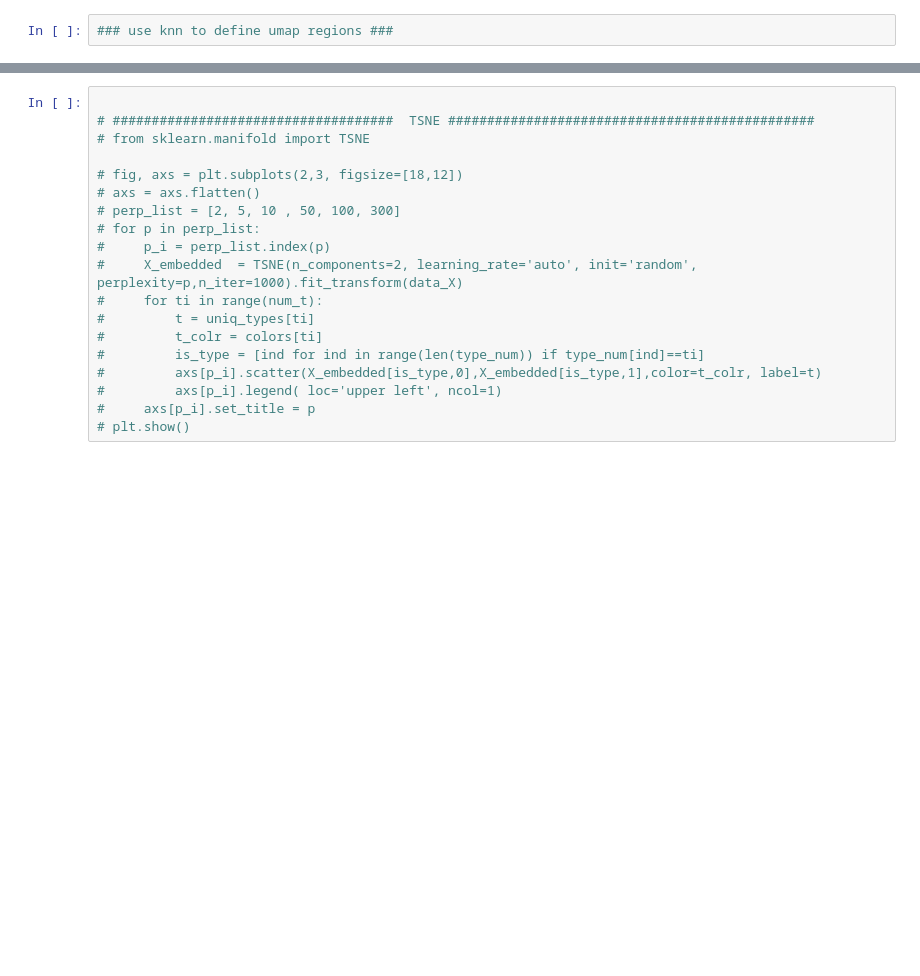
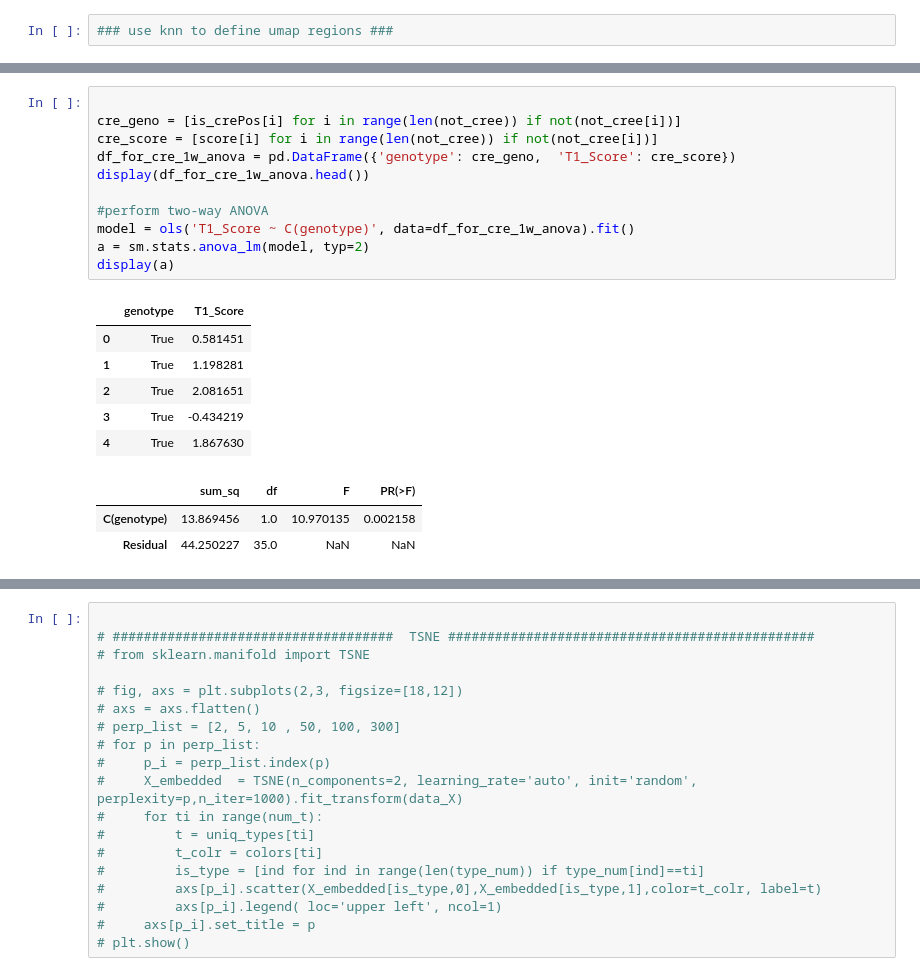
Before and after one commit to dtabuena/ApoE_Data_Clustering, a Jupyter notebook: MessingWithData.ipynb, the cells around one changed output, grey strips where cells are left out. Cells and saved outputs as stored; diff of their text form; blank space fills up the shorter version.

```diff
--- a/MessingWithData.ipynb
+++ b/MessingWithData.ipynb
@@ -237 +333,22 @@ fig.savefig('GenoType_Histos.'+fig_opt['format'],**fig_opt)
+# %%
+
+cre_geno = [is_crePos[i] for i in range(len(not_cree)) if not(not_cree[i])]
+cre_score = [score[i] for i in range(len(not_cree)) if not(not_cree[i])]
+df_for_cre_1w_anova = pd.DataFrame({'genotype': cre_geno,  'T1_Score': cre_score})
+display(df_for_cre_1w_anova.head())
+
+#perform two-way ANOVA
+model = ols('T1_Score ~ C(genotype)', data=df_for_cre_1w_anova).fit()
+a = sm.stats.anova_lm(model, typ=2)
+display(a)
+# %% [output]
+|  | genotype | T1_Score |
+| 0 | True | 0.581451 |
+| 1 | True | 1.198281 |
+| 2 | True | 2.081651 |
+| 3 | True | -0.434219 |
+| 4 | True | 1.867630 |
+|  | sum_sq | df | F | PR(>F) |
+| C(genotype) | 13.869456 | 1.0 | 10.970135 | 0.002158 |
+| Residual | 44.250227 | 35.0 | NaN | NaN |
 # %%
```
Also changed, not shown: parts of 8 cells of this notebook.
